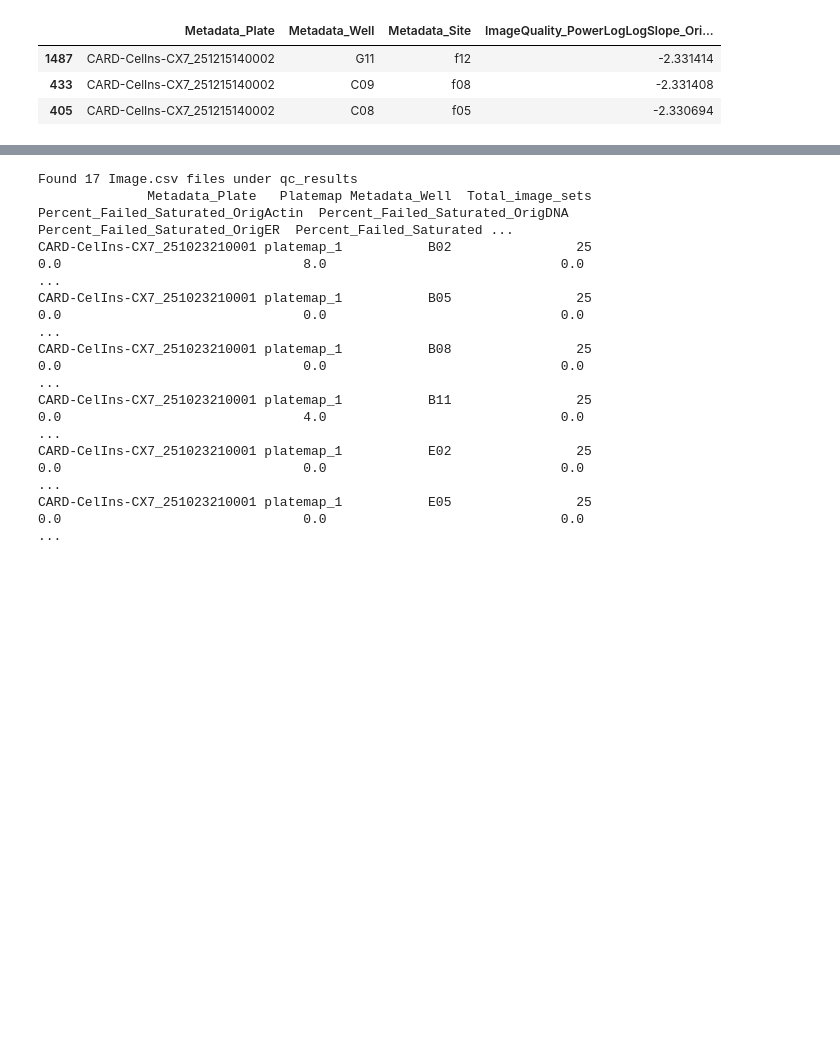
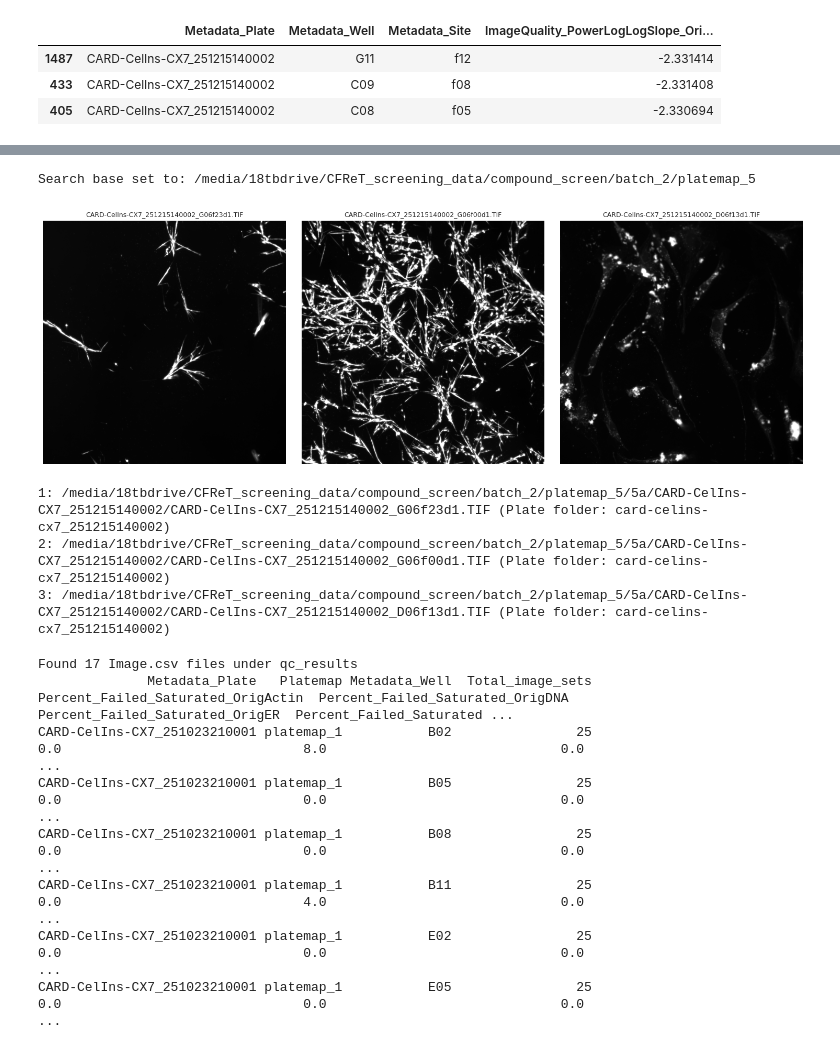
Before and after one commit to WayScience/targeted_fibrosis_drug_screen, a Jupyter notebook: 1.illumination_correction/qc_update/2.qc_report.ipynb, the cells around one changed output, grey strips where cells are left out. Saved outputs shown, nothing was run; the diff lists cells and outputs as text; code cells hidden in the pictures; blank space fills up the shorter version.

```diff
--- a/1.illumination_correction/qc_update/2.qc_report.ipynb
+++ b/1.illumination_correction/qc_update/2.qc_report.ipynb
@@ -25,6 +63,10 @@ platemap_name = "platemap_5"
 
 # Set constants for prefixes we want to keep for the dataframes
 prefixes = ("Metadata_", "ImageQuality_PercentMaximal", "ImageQuality_PowerLogLogSlope")
+
+# Load in blur thresholds from JSON file
+with open("blur_qc_thresholds.json", "r") as f:
+    blur_thresholds = json.load(f)
 
 # Output directory for plots
 output_directory = pathlib.Path(f"./qc_plots/{platemap_name}")
@@ -155,15 +197,6 @@ combined_df.head()
 | 4 | 0.000082 | 0.003364 | 0.000082 | 0.013866 | ... |
 5 rows × 26 columns
 # %%
-# dictionary with blur thresholds per channel
-blur_thresholds = {
-    "OrigActin": -1.8891791699802942,
-    "OrigDNA": -2.2456075474546515,
-    "OrigER": -2.2825812279725524,
-    "OrigMito": -2.012531942517173,
-    "OrigPM": -2.4309820530015642,
-}
-
 # Boolean mask for Blur flag
 blur_flagged_mask = combined_df["Metadata_Blur_Flag"].astype(bool)
 
@@ -654 +590,66 @@ for i, (p, pl) in enumerate(zip(image_paths, plates_found), 1):
+# %%
+# Base directory and platemap
+images_base_dir = pathlib.Path(
+    "/media/18tbdrive/CFReT_screening_data/compound_screen"
+).resolve(strict=True)
+
+# Find the platemap folder no matter what intermediate folder is there
+matches = list(images_base_dir.rglob(platemap_name))
+
+if len(matches) == 0:
+    raise FileNotFoundError(
+        f"No folder named '{platemap_name}' found under {images_base_dir}"
+    )
+elif len(matches) > 1:
+    print(f"Warning: multiple matches found for {platemap_name}, using the first one")
+
+search_base = matches[0]
+print(f"Search base set to: {search_base}")
+
+
+exts = [".tif", ".tiff", ".png", ".jpg", ".jpeg", ".ome"]
+keywords = ["d1", "mito", "origmito"]
+
+# Prepare list of image paths for up to 3 sampled rows
+rows = sample_n.reset_index(drop=True)
+image_paths = []
+plates_found = []
+
+for idx in range(min(3, len(rows))):
+    row = rows.loc[idx]
+    img, plate_found = find_image_for_row_correct_plate(
+        row, search_base, exts, keywords
+    )
+    image_paths.append(img)
+    plates_found.append(plate_found)
+
+# Display found images
+found = [p for p in image_paths if p is not None]
+if not found:
+    print("No matching Mito (d1) images found for the sampled rows.")
+else:
+    n = len(found)
+    fig, axes = plt.subplots(1, n, figsize=(5 * n, 5))
+    if n == 1:
+        axes = [axes]
+    for ax, p in zip(axes, found):
+        try:
+            img = plt.imread(p)
+            ax.imshow(img, cmap="gray")
+        except Exception:
+            ax.text(0.5, 0.5, f"Failed to read\n{p.name}", ha="center")
+        ax.set_title(p.name, fontsize=9)
+        ax.axis("off")
+    plt.tight_layout()
+    plt.show()
+
+# Print which files and plate folders were used
+for i, (p, pl) in enumerate(zip(image_paths, plates_found), 1):
+    print(f"{i}: {p if p is not None else 'NOT FOUND'} (Plate folder: {pl})")
+# %% [output]
+Search base set to: /media/18tbdrive/CFReT_screening_data/compound_screen/batch_2/platemap_5
+[figure, added]
+1: /media/18tbdrive/CFReT_screening_data/compound_screen/batch_2/platemap_5/5a/CARD-CelIns-CX7_251215140002/CARD-CelIns-CX7_251215140002_G06f23d1.TIF (Plate folder: card-celins-cx7_251215140002)
+2: /media/18tbdrive/CFReT_screening_data/compound_screen/batch_2/platemap_5/5a/CARD-CelIns-CX7_251215140002/CARD-CelIns-CX7_251215140002_G06f00d1.TIF (Plate folder: card-celins-cx7_251215140002)
+3: /media/18tbdrive/CFReT_screening_data/compound_screen/batch_2/platemap_5/5a/CARD-CelIns-CX7_251215140002/CARD-CelIns-CX7_251215140002_D06f13d1.TIF (Plate folder: card-celins-cx7_251215140002)
 # %%
```
Also changed, not shown: parts of 7 cells of this notebook, 17 other files.
